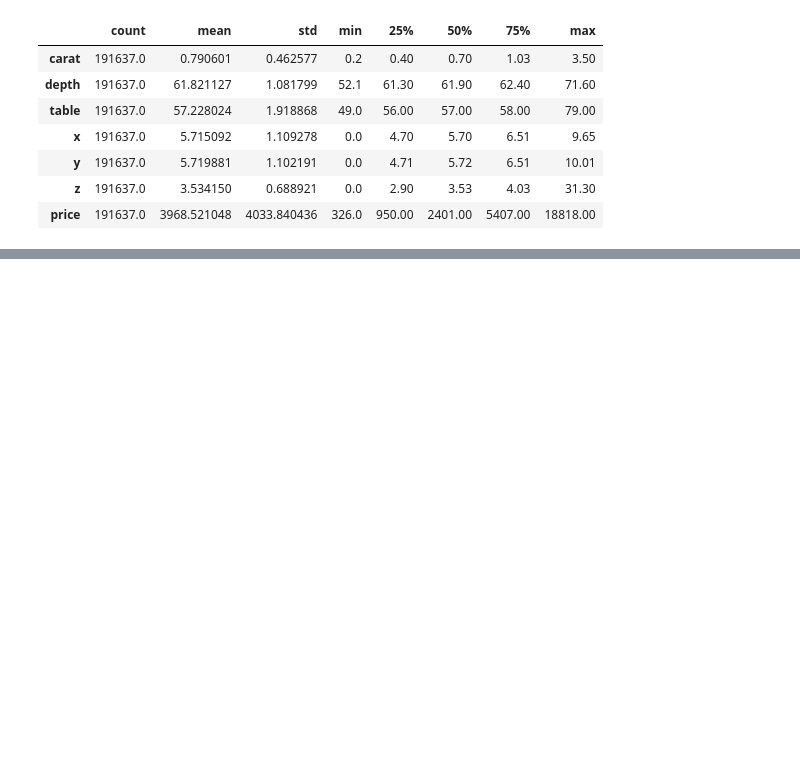
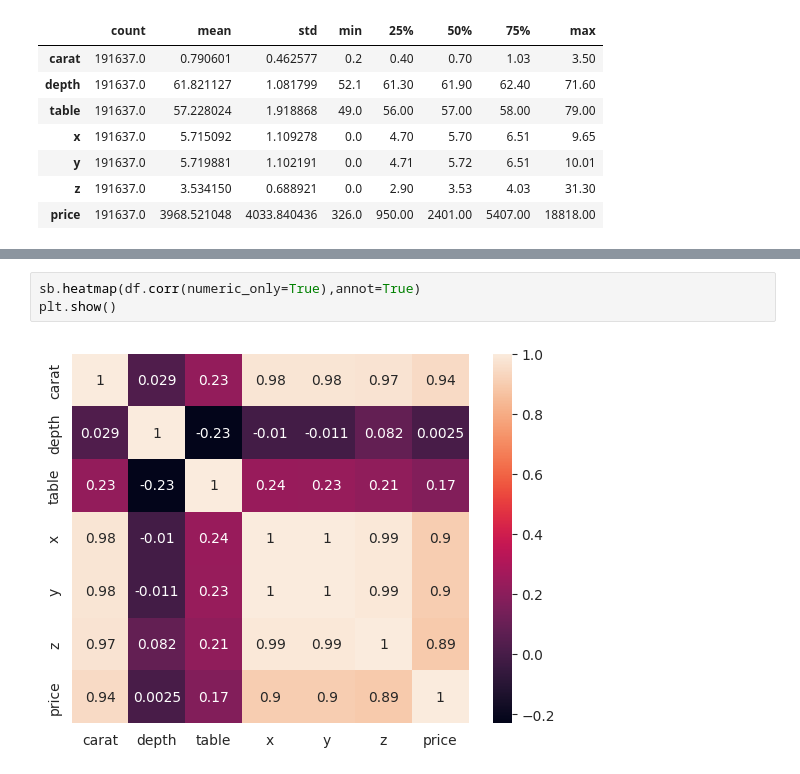
Before and after one commit to vaibhavthapli/Gemstone_Price, a Jupyter notebook: notebook/EDA.ipynb, the cells around one changed output, grey strips where cells are left out. Saved outputs shown, nothing was run; the diff lists cells and outputs as text; blank space fills up the shorter version.

```diff
--- a/notebook/EDA.ipynb
+++ b/notebook/EDA.ipynb
@@ -72,0 +122,5 @@ df.describe().T
+# %%
+sb.heatmap(df.corr(numeric_only=True),annot=True)
+plt.show()
+# %% [output]
+[figure, added]
```
Also changed, not shown: parts of 15 cells of this notebook.
